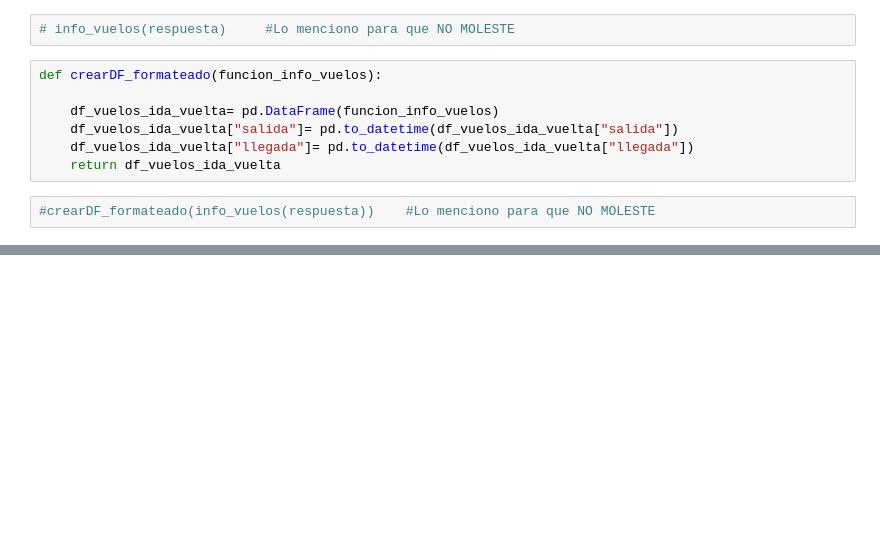
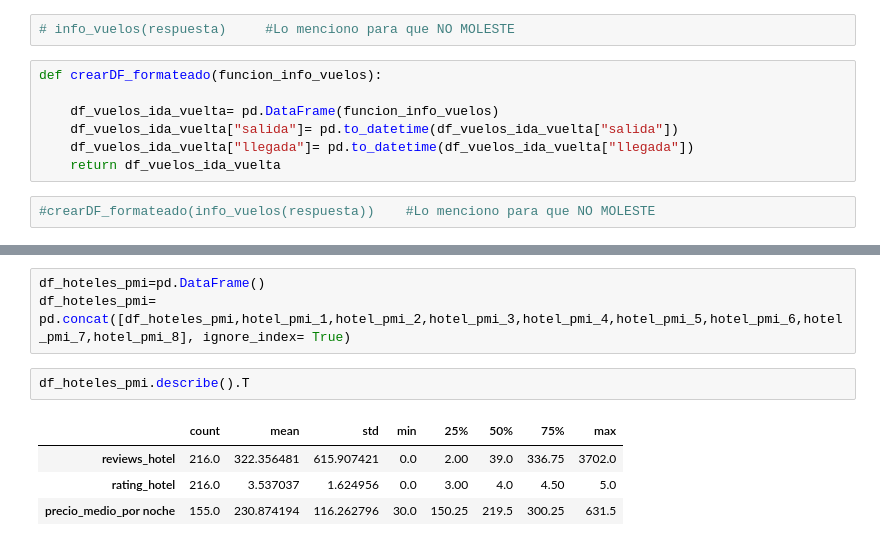
Before and after one commit to jgilsu11/Proyecto3-Explorando-Viajes, a Jupyter notebook: viaje.ipynb, the cells around one changed output, grey strips where cells are left out. Drawn from its saved outputs; the diff is of its cells as text; blank space fills up the shorter version.

```diff
--- a/viaje.ipynb
+++ b/viaje.ipynb
@@ -751,0 +722,10 @@ TypeError: unsupported operand type(s) for +: 'NoneType' and 'NoneType'
+# %%
+df_hoteles_pmi=pd.DataFrame()
+df_hoteles_pmi= pd.concat([df_hoteles_pmi,hotel_pmi_1,hotel_pmi_2,hotel_pmi_3,hotel_pmi_4,hotel_pmi_5,hotel_pmi_6,hotel_pmi_7,hotel_pmi_8], ignore_index= True)
+# %%
+df_hoteles_pmi.describe().T
+# %% [output]
+|  | count | mean | std | min | 25% | 50% | 75% | max |
+| reviews_hotel | 216.0 | 322.356481 | 615.907421 | 0.0 | 2.00 | 39.0 | 336.75 | 3702.0 |
+| rating_hotel | 216.0 | 3.537037 | 1.624956 | 0.0 | 3.00 | 4.0 | 4.50 | 5.0 |
+| precio_medio_por noche | 155.0 | 230.874194 | 116.262796 | 30.0 | 150.25 | 219.5 | 300.25 | 631.5 |
```
Also changed, not shown: parts of 23 cells of this notebook, 15 other files.
